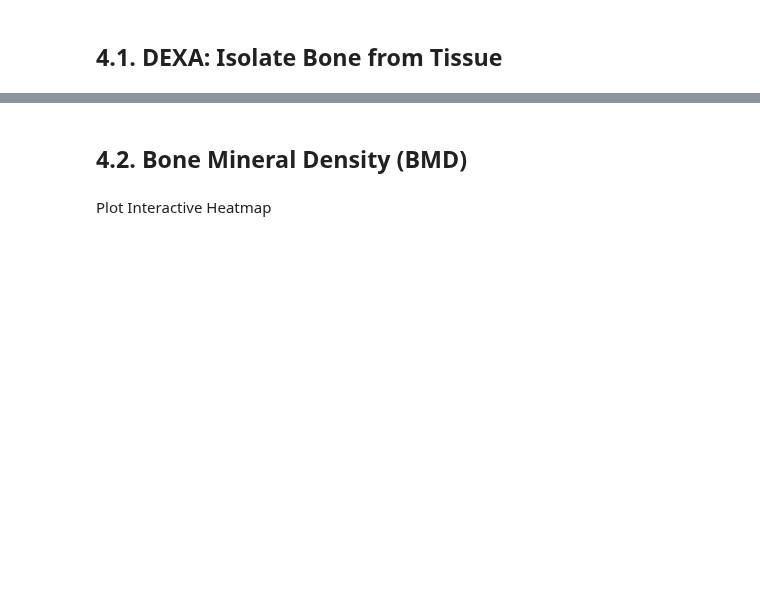
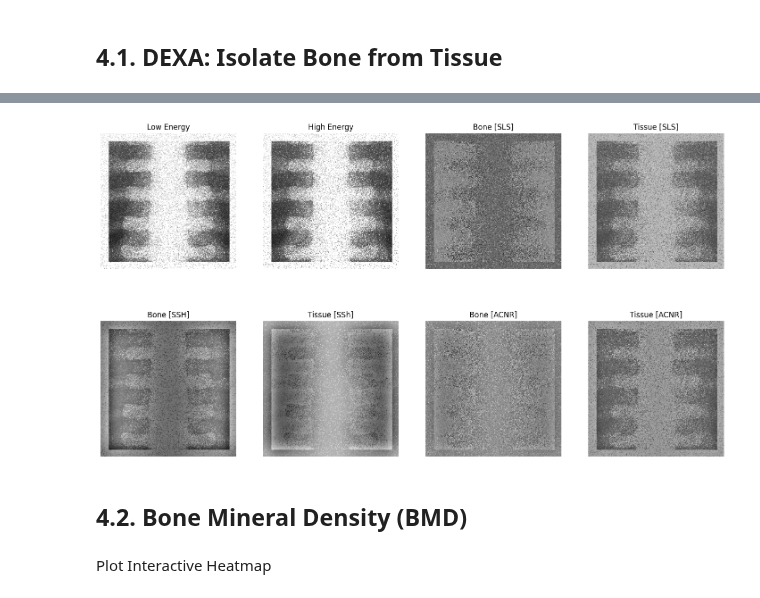
Before and after one commit to miguelcomett/G4_IFI-Team_2024, a Jupyter notebook: MedX_Engine/Radiography_Processing.ipynb, the cells around one changed output, grey strips where cells are left out. Drawn from its saved outputs; the diff is of its cells as text; code cells hidden in the pictures; blank space fills up the shorter version.

```diff
--- a/MedX_Engine/Radiography_Processing.ipynb
+++ b/MedX_Engine/Radiography_Processing.ipynb
@@ -93,26 +102,29 @@ plt.close(); plt.close()
 # %%
 # PLOT HEATMAPS
 
 import Radiography_Library as RadLib
 
-sg = 35
+sg = 18
 
 sigma1 = sg
 sigma2 = sg
 wn = 0.0
 
 save_in = ''
 save_as_1 = ''
 save_as_2 = ''
 save_as_3 = ''
 save_as_4 = ''
 save_as_5 = ''
 save_as_6 = ''
 save_as_7 = ''
 save_as_8 = ''
 
 SLS_Bone, SLS_Tissue, SSH_Bone, SSH_Tissue, ACNR_Bone, ACNR_Tissue = RadLib.IsolateTissues(
-    low_energy_img, high_energy_img, sigma1, sigma2, wn, save_in, save_as_1, save_as_2, save_as_3, save_as_4, save_as_5, save_as_6, save_as_7, save_as_8)
+    low_energy_img, high_energy_img, sigma1, sigma2, wn,
+    save_in, save_as_1, save_as_2, save_as_3, save_as_4, save_as_5, save_as_6, save_as_7, save_as_8)
+# %% [output]
+[figure, added]
 # %% [markdown]
 ## 4.2. Bone Mineral Density (BMD)
 # %%
```
Also changed, not shown: parts of 6 cells of this notebook, 4 other files.
